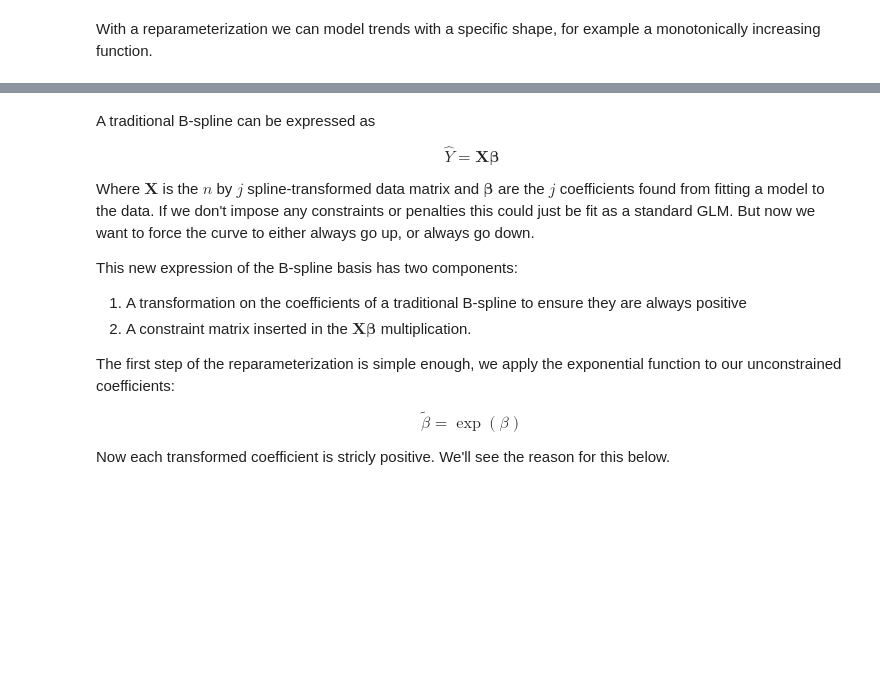
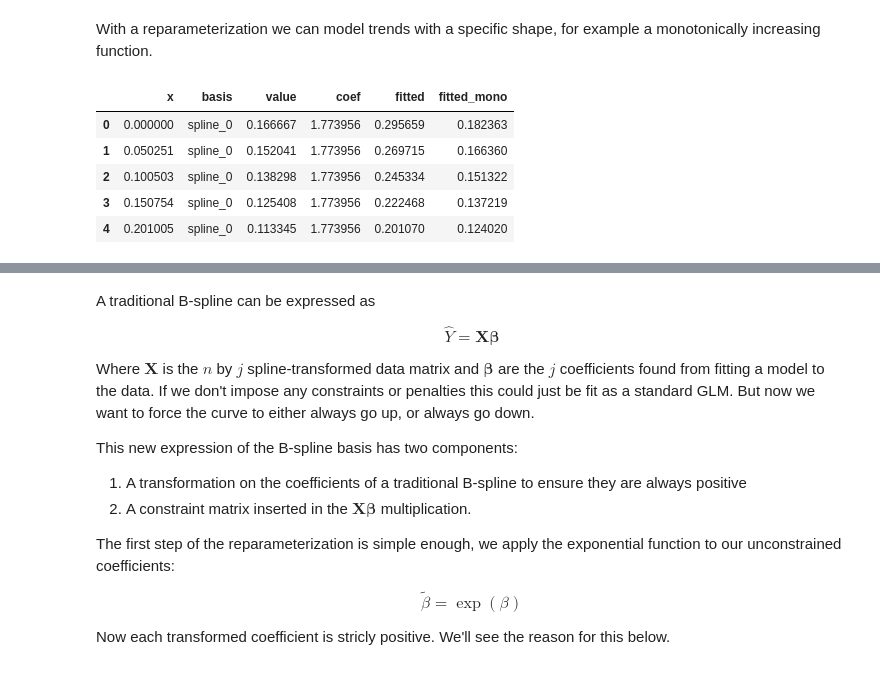
Before and after one commit to mattmills49/Blog-Posts, a Jupyter notebook: glum_splines/monotonic_spline_jax.ipynb, the cells around one changed output, grey strips where cells are left out. Cells and saved outputs as stored; diff of their text form; code cells hidden in the pictures; blank space fills up the shorter version.

```diff
--- a/glum_splines/monotonic_spline_jax.ipynb
+++ b/glum_splines/monotonic_spline_jax.ipynb
@@ -145,5 +149,14 @@ pred_df = (
 # %% [markdown]
 With a reparameterization we can model trends with a specific shape, for example a monotonically increasing function.
+# %%
+basis_long.head()
+# %% [output]
+|  | x | basis | value | coef | fitted | fitted_mono |
+| 0 | 0.000000 | spline_0 | 0.166667 | 1.773956 | 0.295659 | 0.182363 |
+| 1 | 0.050251 | spline_0 | 0.152041 | 1.773956 | 0.269715 | 0.166360 |
+| 2 | 0.100503 | spline_0 | 0.138298 | 1.773956 | 0.245334 | 0.151322 |
+| 3 | 0.150754 | spline_0 | 0.125408 | 1.773956 | 0.222468 | 0.137219 |
+| 4 | 0.201005 | spline_0 | 0.113345 | 1.773956 | 0.201070 | 0.124020 |
 # %%
 #| echo: False
 coefs = basis_long[['basis', 'coef']].drop_duplicates()
```
Also changed, not shown: parts of 3 cells of this notebook, 6 other files.
